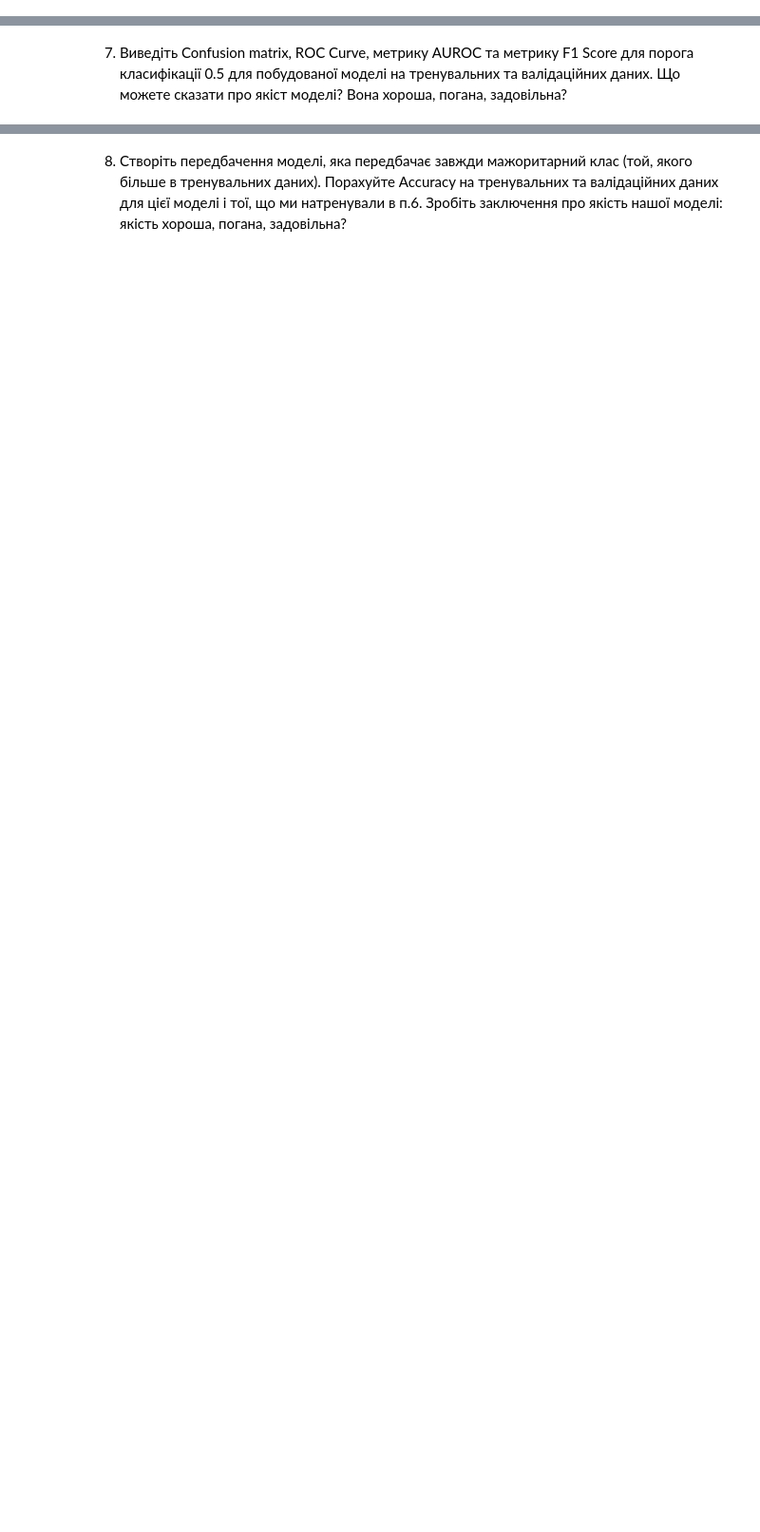
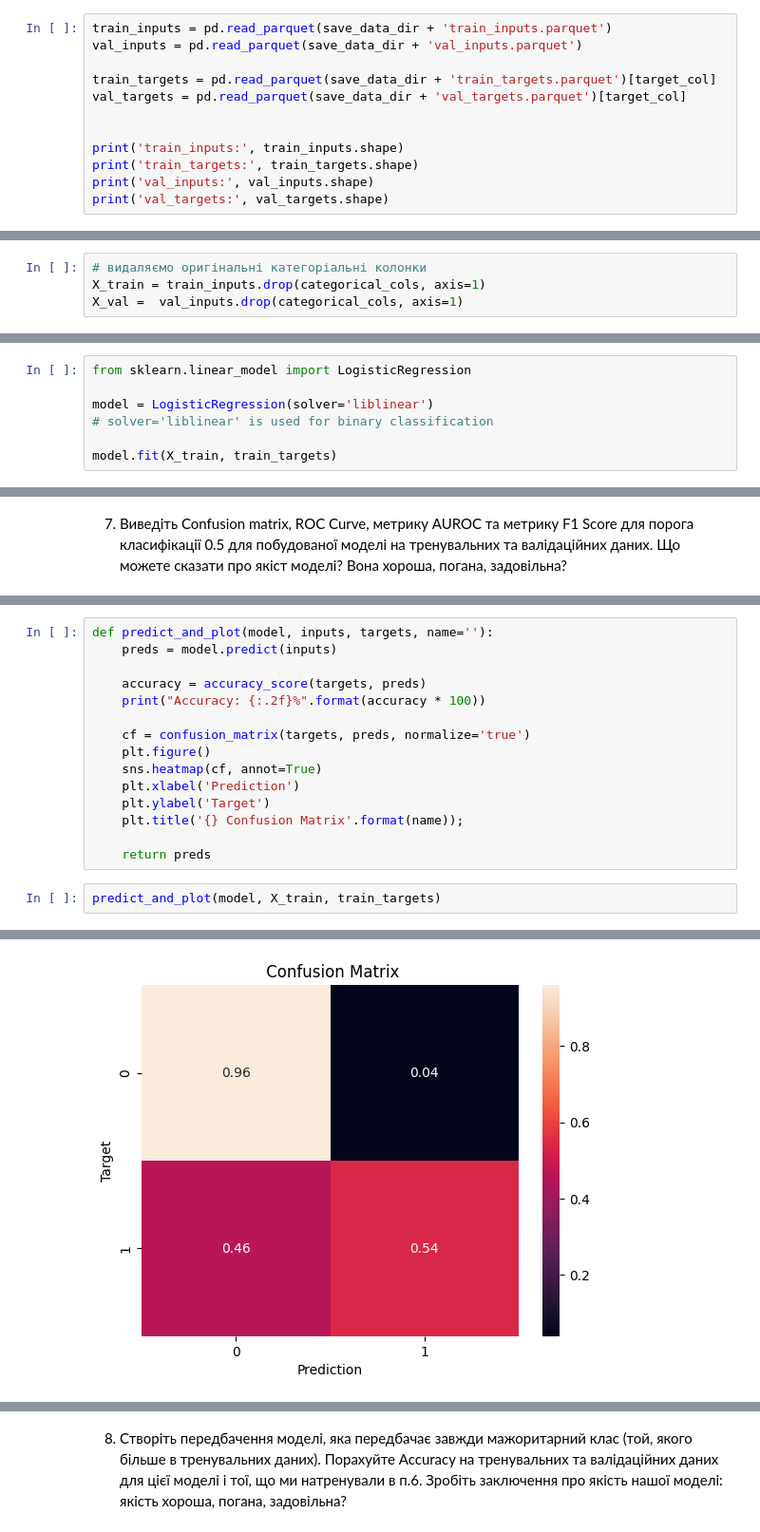
Before and after one commit to YelizavetaP/ml_tasks, a Jupyter notebook: hometasks/2_supervised_learning/2_2_logistic_regression/HW_2_7_Логістична_регресія_з_scikit_learn.ipynb, the cells around one changed output, grey strips where cells are left out. Shown at 95% size. Cells and saved outputs as stored; diff of their text form; blank space fills up the shorter version.

```diff
--- a/hometasks/2_supervised_learning/2_2_logistic_regression/HW_2_7_Логістична_регресія_з_scikit_learn.ipynb
+++ b/hometasks/2_supervised_learning/2_2_logistic_regression/HW_2_7_Логістична_регресія_з_scikit_learn.ipynb
@@ -33,0 +332,12 @@
+# %%
+train_inputs = pd.read_parquet(save_data_dir + 'train_inputs.parquet')
+val_inputs = pd.read_parquet(save_data_dir + 'val_inputs.parquet')
+
+train_targets = pd.read_parquet(save_data_dir + 'train_targets.parquet')[target_col]
+val_targets = pd.read_parquet(save_data_dir + 'val_targets.parquet')[target_col]
+
+
+print('train_inputs:', train_inputs.shape)
+print('train_targets:', train_targets.shape)
+print('val_inputs:', val_inputs.shape)
+print('val_targets:', val_targets.shape)
@@ -35,0 +362,4 @@
+# %%
+# видаляємо оригінальні категоріальні колонки
+X_train = train_inputs.drop(categorical_cols, axis=1)
+X_val =  val_inputs.drop(categorical_cols, axis=1)
@@ -35,0 +375,7 @@
+# %%
+from sklearn.linear_model import LogisticRegression
+
+model = LogisticRegression(solver='liblinear')
+# solver='liblinear' is used for binary classification
+
+model.fit(X_train, train_targets)
@@ -37,0 +412,18 @@
+# %%
+def predict_and_plot(model, inputs, targets, name=''):
+    preds = model.predict(inputs)
+
+    accuracy = accuracy_score(targets, preds)
+    print("Accuracy: {:.2f}%".format(accuracy * 100))
+
+    cf = confusion_matrix(targets, preds, normalize='true')
+    plt.figure()
+    sns.heatmap(cf, annot=True)
+    plt.xlabel('Prediction')
+    plt.ylabel('Target')
+    plt.title('{} Confusion Matrix'.format(name));
+
+    return preds
+# %%
+predict_and_plot(model, X_train, train_targets)
+# %% [output]
@@ -37,0 +432 @@
+[figure, added]
```
Also changed, not shown: parts of 84 cells of this notebook, 3 other files.
